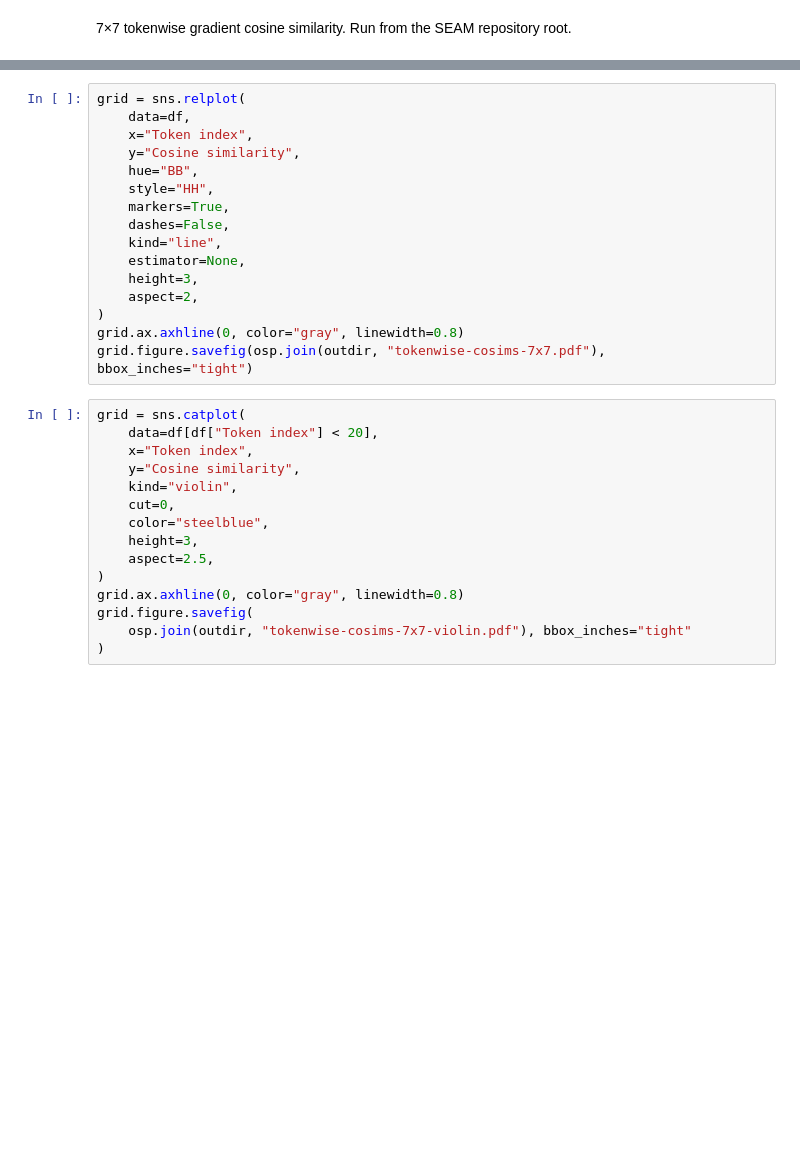
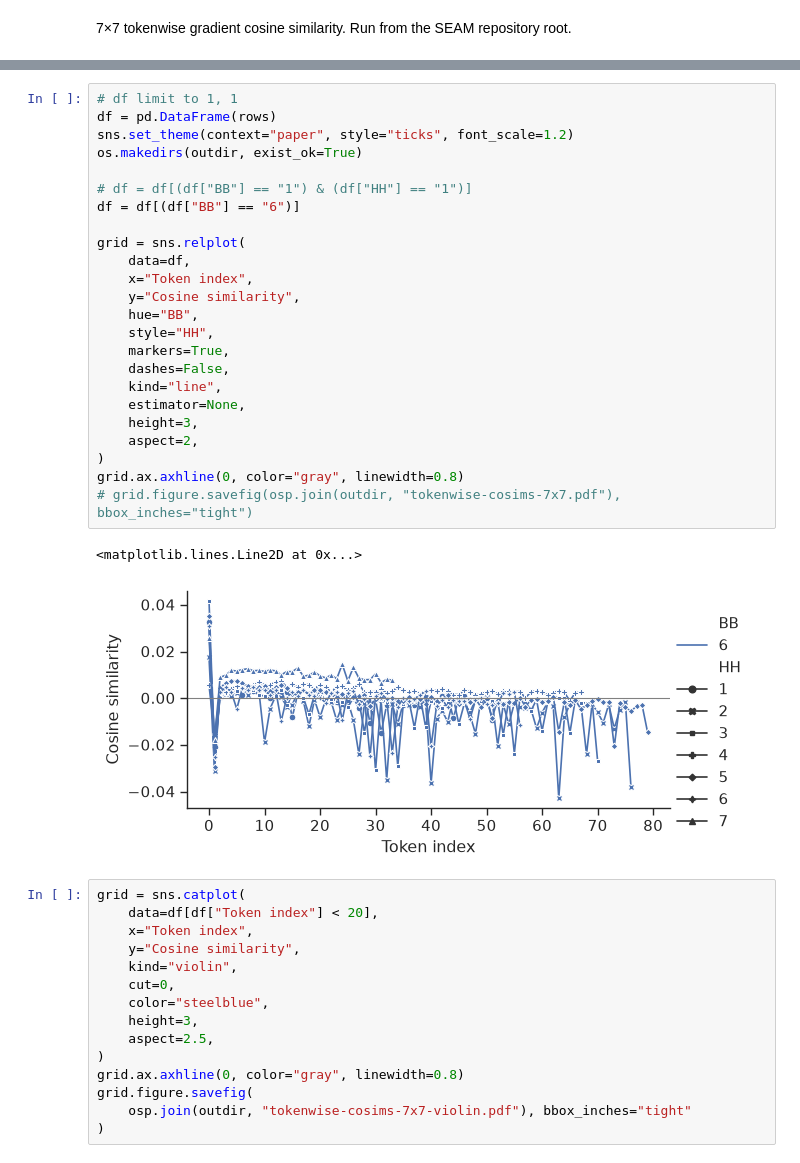
Before and after one commit to marawangamal/seam, a Jupyter notebook: analysis.ipynb, the cells around one changed output, grey strips where cells are left out. Drawn from its saved outputs; the diff is of its cells as text; blank space fills up the shorter version.

```diff
--- a/analysis.ipynb
+++ b/analysis.ipynb
@@ -31,19 +27,30 @@ os.makedirs(outdir, exist_ok=True)
 # %%
+# df limit to 1, 1
+df = pd.DataFrame(rows)
+sns.set_theme(context="paper", style="ticks", font_scale=1.2)
+os.makedirs(outdir, exist_ok=True)
+
+# df = df[(df["BB"] == "1") & (df["HH"] == "1")]
+df = df[(df["BB"] == "6")]
+
 grid = sns.relplot(
     data=df,
     x="Token index",
     y="Cosine similarity",
     hue="BB",
     style="HH",
     markers=True,
     dashes=False,
     kind="line",
     estimator=None,
     height=3,
     aspect=2,
 )
 grid.ax.axhline(0, color="gray", linewidth=0.8)
-grid.figure.savefig(osp.join(outdir, "tokenwise-cosims-7x7.pdf"), bbox_inches="tight")
+# grid.figure.savefig(osp.join(outdir, "tokenwise-cosims-7x7.pdf"), bbox_inches="tight")
+# %% [output]
+<matplotlib.lines.Line2D at 0x...>
+[figure, added]
 # %%
 grid = sns.catplot(
     data=df[df["Token index"] < 20],
```
Also changed, not shown: parts of 1 cell of this notebook, 3 other files.
